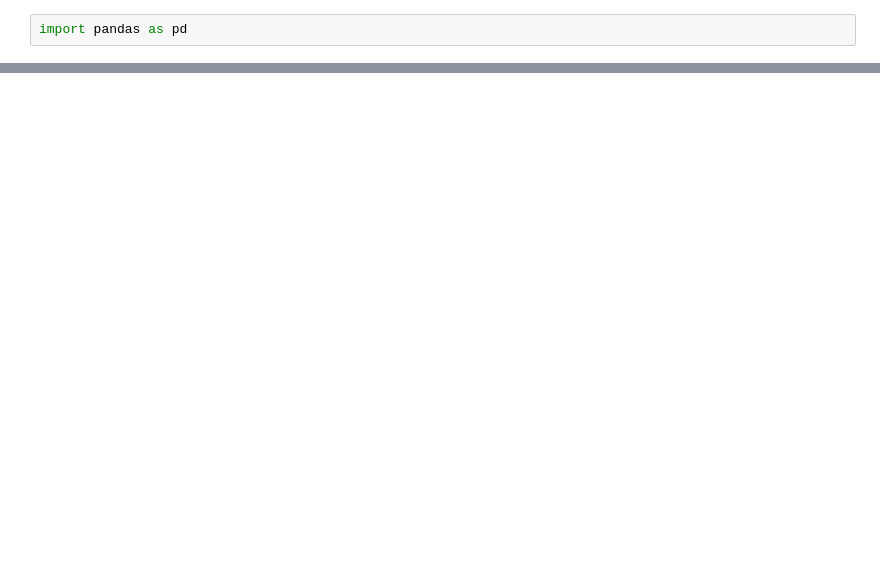
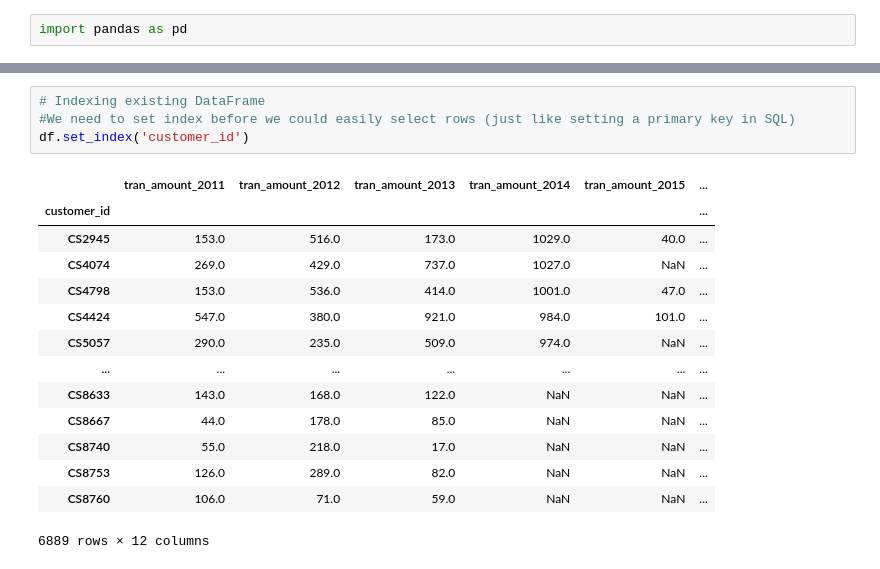
Before and after one commit to jaswalrakshita/Python-101, a Jupyter notebook: Pandas-Basics/Extraction.ipynb, the cells around one changed output, grey strips where cells are left out. Saved outputs shown, nothing was run; the diff lists cells and outputs as text; blank space fills up the shorter version.

Commit message:
pandas practice with data

```diff
--- a/Pandas-Basics/Extraction.ipynb
+++ b/Pandas-Basics/Extraction.ipynb
@@ -40,0 +166,19 @@ dtype: int64
+# %%
+# Indexing existing DataFrame
+#We need to set index before we could easily select rows (just like setting a primary key in SQL)
+df.set_index('customer_id')
+# %% [output]
+|  | tran_amount_2011 | tran_amount_2012 | tran_amount_2013 | tran_amount_2014 | tran_amount_2015 | ... |
+| customer_id |  |  |  |  |  | ... |
+| CS2945 | 153.0 | 516.0 | 173.0 | 1029.0 | 40.0 | ... |
+| CS4074 | 269.0 | 429.0 | 737.0 | 1027.0 | NaN | ... |
+| CS4798 | 153.0 | 536.0 | 414.0 | 1001.0 | 47.0 | ... |
+| CS4424 | 547.0 | 380.0 | 921.0 | 984.0 | 101.0 | ... |
+| CS5057 | 290.0 | 235.0 | 509.0 | 974.0 | NaN | ... |
+| ... | ... | ... | ... | ... | ... | ... |
+| CS8633 | 143.0 | 168.0 | 122.0 | NaN | NaN | ... |
+| CS8667 | 44.0 | 178.0 | 85.0 | NaN | NaN | ... |
+| CS8740 | 55.0 | 218.0 | 17.0 | NaN | NaN | ... |
+| CS8753 | 126.0 | 289.0 | 82.0 | NaN | NaN | ... |
+| CS8760 | 106.0 | 71.0 | 59.0 | NaN | NaN | ... |
+6889 rows × 12 columns
```
Also changed, not shown: parts of 32 cells of this notebook.
